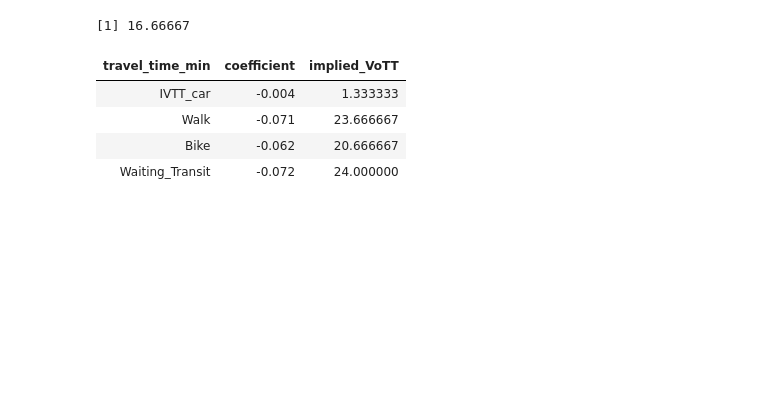
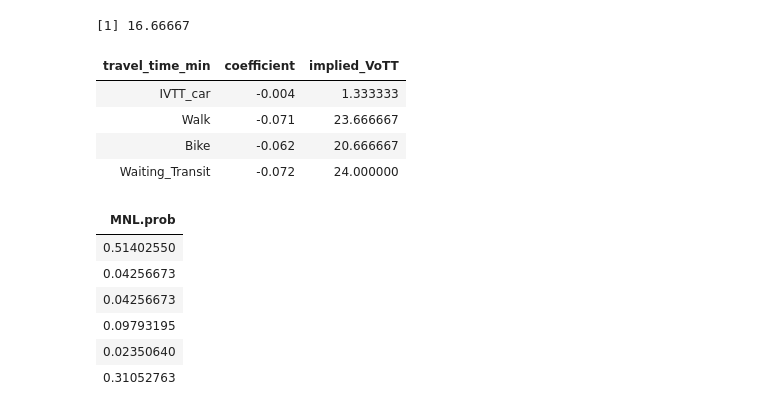
Before and after one commit to saashimi/USP_587, a Jupyter notebook: HW3.ipynb, the cells around one changed output. Cells and saved outputs as stored; diff of their text form; code cells hidden in the pictures; blank space fills up the shorter version.

```diff
--- a/HW3.ipynb
+++ b/HW3.ipynb
@@ -254,3 +254,33 @@ df.mod3.coeff %>%
 | Walk | -0.071 | 23.666667 |
 | Bike | -0.062 | 20.666667 |
 | Waiting_Transit | -0.072 | 24.000000 |
+# %%
+vCar <- 0 + -.053
+vShared2 <- -2.4912 + -.053
+vShared3 <- -3.805 + -.053
+vTransit <- -1.328 + -.053 + -.330
+vBike <- -3.113 + -.025
+vWalk <- -.478 + -.079
+
+vAll <- (exp(vCar) + exp(vShared2) + exp(vShared3) + exp(vTransit)
+                      + exp(vBike) + exp(vWalk))
+
+# Calculate market shares model
+p.vCar <- exp(vCar) / vAll
+p.vShared2 <- exp(vShared2) / vAll
+p.vShared3 <- exp(vShared2) / vAll
+p.vTransit <- exp(vTransit) / vAll
+p.vBike <- exp(vBike) / vAll
+p.vWalk <- exp(vWalk) / vAll
+
+p.modes <- c(p.vCar, p.vShared2, p.vShared3, p.vTransit, p.vBike, p.vWalk)
+df.temp <- data.frame("MNL.prob" = p.modes)
+df.temp
+# %% [output]
+| MNL.prob |
+| 0.51402550 |
+| 0.04256673 |
+| 0.04256673 |
+| 0.09793195 |
+| 0.02350640 |
+| 0.31052763 |
```
Also changed, not shown: parts of 2 cells of this notebook, 2 other files.
